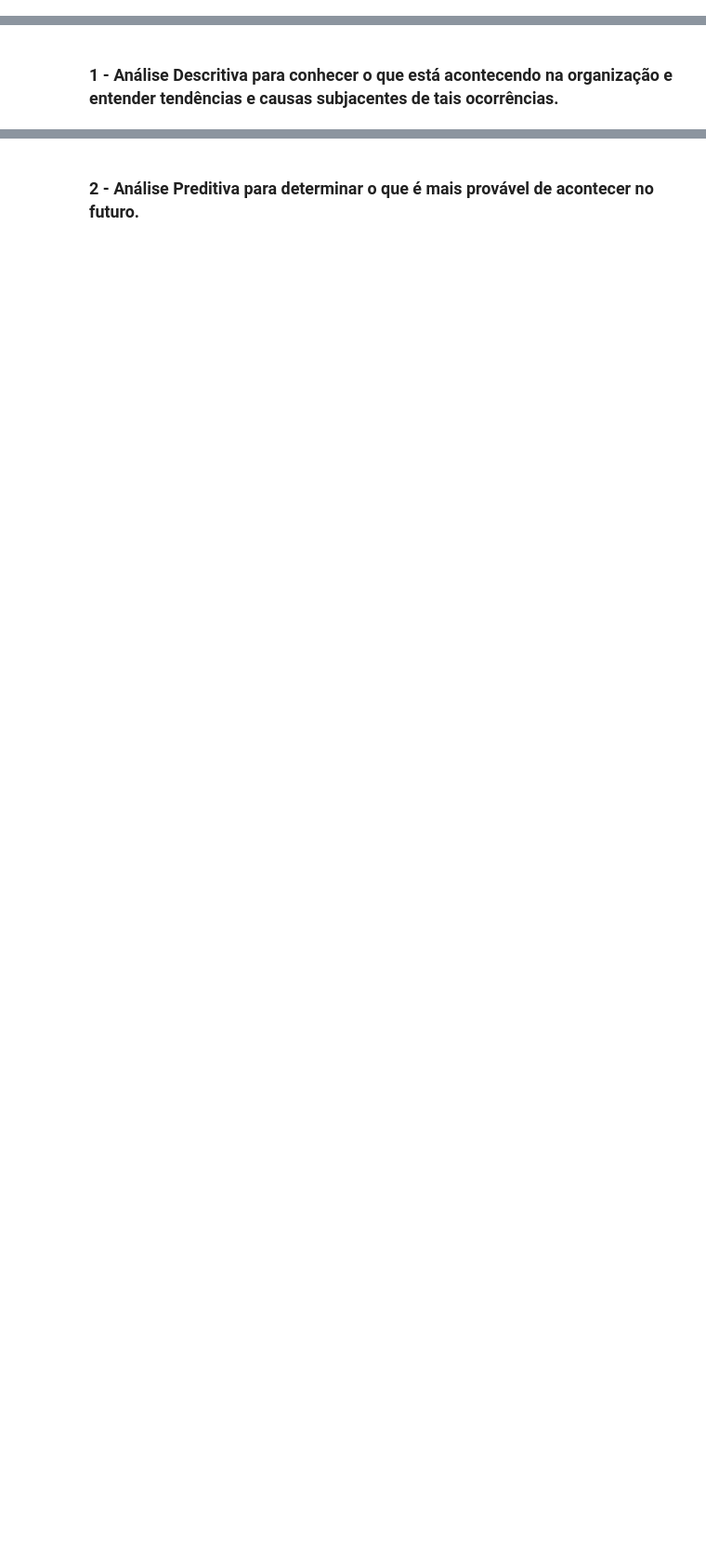
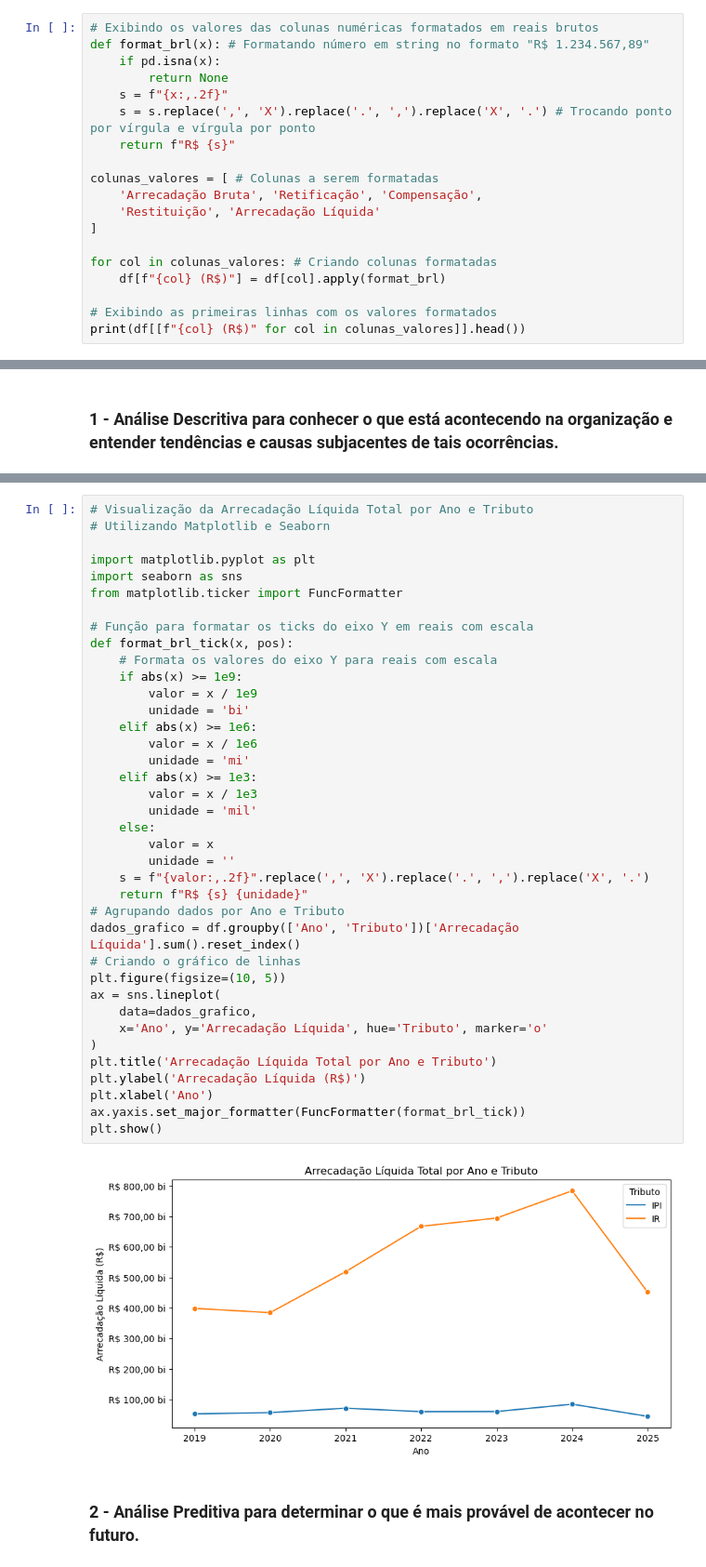
Before and after one commit to TiagoMerc/foco-no-aprendizado-como-Analista-de-Dados, a Jupyter notebook: notebooks/Arrecadação_de_Ir_e_IPI_detalhada.ipynb, the cells around one changed output, grey strips where cells are left out. Shown at 93% size. Drawn from its saved outputs; the diff is of its cells as text; blank space fills up the shorter version.

```diff
--- a/notebooks/Arrecadação_de_Ir_e_IPI_detalhada.ipynb
+++ b/notebooks/Arrecadação_de_Ir_e_IPI_detalhada.ipynb
@@ -133,3 +133,22 @@ Primeiras linhas do DataFrame após o tratamento:
 | 2 | IPI | 2019 | Janeiro | 3º decêndio | 3.124520e+09 | 2.344658e+04 | -1.765429e+08 | -42858973.78 | ... |
 | 3 | IPI | 2019 | Fevereiro | 1º decêndio | 8.461176e+08 | 1.832646e+06 | -8.170132e+07 | -21654.92 | ... |
 | 4 | IPI | 2019 | Fevereiro | 2º decêndio | 6.361364e+08 | -1.117241e+05 | -5.991584e+07 | -4456015.80 | ... |
+# %%
+# Exibindo os valores das colunas numéricas formatados em reais brutos
+def format_brl(x): # Formatando número em string no formato "R$ 1.234.567,89"
+    if pd.isna(x):
+        return None
+    s = f"{x:,.2f}"
+    s = s.replace(',', 'X').replace('.', ',').replace('X', '.') # Trocando ponto por vírgula e vírgula por ponto
+    return f"R$ {s}"
+
+colunas_valores = [ # Colunas a serem formatadas
+    'Arrecadação Bruta', 'Retificação', 'Compensação',
+    'Restituição', 'Arrecadação Líquida'
+]
+
+for col in colunas_valores: # Criando colunas formatadas
+    df[f"{col} (R$)"] = df[col].apply(format_brl)
+
+# Exibindo as primeiras linhas com os valores formatados
+print(df[[f"{col} (R$)" for col in colunas_valores]].head())
@@ -189,2 +251,42 @@ plt.show()
+# %%
+# Visualização da Arrecadação Líquida Total por Ano e Tributo
+# Utilizando Matplotlib e Seaborn
+
+import matplotlib.pyplot as plt
+import seaborn as sns
+from matplotlib.ticker import FuncFormatter
+
+# Função para formatar os ticks do eixo Y em reais com escala
+def format_brl_tick(x, pos):
+    # Formata os valores do eixo Y para reais com escala
+    if abs(x) >= 1e9:
+        valor = x / 1e9
+        unidade = 'bi'
+    elif abs(x) >= 1e6:
+        valor = x / 1e6
+        unidade = 'mi'
+    elif abs(x) >= 1e3:
+        valor = x / 1e3
+        unidade = 'mil'
+    else:
+        valor = x
+        unidade = ''
+    s = f"{valor:,.2f}".replace(',', 'X').replace('.', ',').replace('X', '.')
+    return f"R$ {s} {unidade}"
+# Agrupando dados por Ano e Tributo
+dados_grafico = df.groupby(['Ano', 'Tributo'])['Arrecadação Líquida'].sum().reset_index()
+# Criando o gráfico de linhas
+plt.figure(figsize=(10, 5))
+ax = sns.lineplot(
+    data=dados_grafico,
+    x='Ano', y='Arrecadação Líquida', hue='Tributo', marker='o'
+)
+plt.title('Arrecadação Líquida Total por Ano e Tributo')
+plt.ylabel('Arrecadação Líquida (R$)')
+plt.xlabel('Ano')
+ax.yaxis.set_major_formatter(FuncFormatter(format_brl_tick))
+plt.show()
+# %% [output]
+[figure, added]
 # %% [markdown]
 ### 2 - Análise **Preditiva** para determinar o que é mais provável de acontecer no futuro.
```
Also changed, not shown: parts of 17 cells of this notebook, 2 other files.
